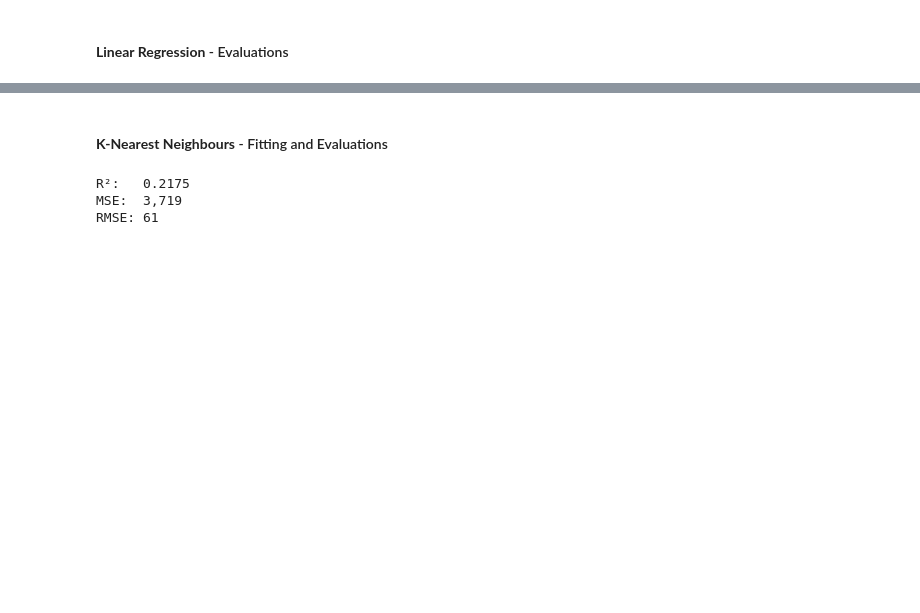
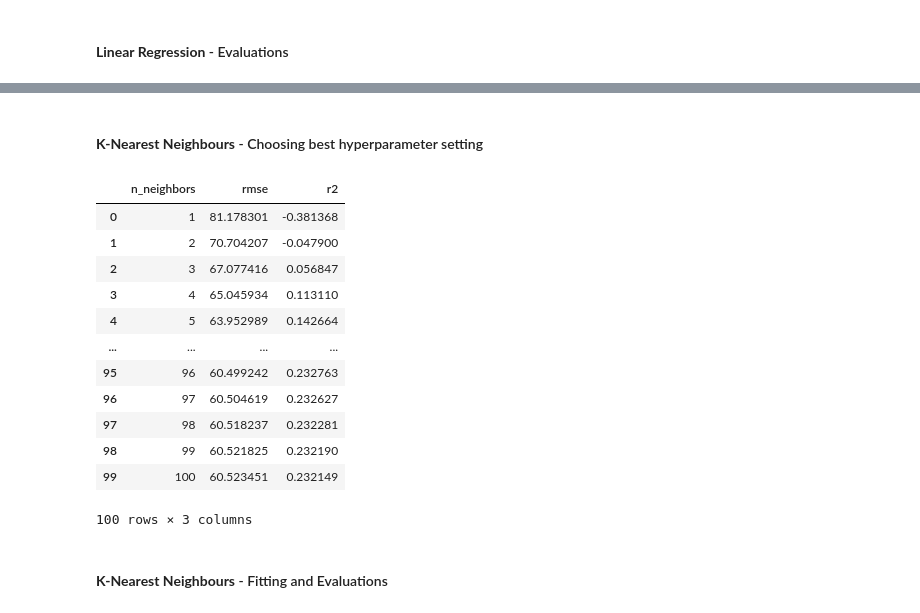
Before and after one commit to IshaanShanavas/AirbnbAICA1, a Jupyter notebook: project.ipynb, the cells around one changed output, grey strips where cells are left out. Saved outputs shown, nothing was run; the diff lists cells and outputs as text; code cells hidden in the pictures; blank space fills up the shorter version.

```diff
--- a/project.ipynb
+++ b/project.ipynb
@@ -374,18 +556,37 @@ RMSE: 61
 # %% [markdown]
-#### **K-Nearest Neighbours** - Fitting and Evaluations
+#### **K-Nearest Neighbours** - Choosing best hyperparameter setting
 # %%
-knn_model = KNeighborsRegressor(n_neighbors=20)
-knn_model.fit(P_train, y_train)
-pred_knn = knn_model.predict(P_test)
+number_of_neighbors = range(1, 101)
+rmse_results_n = []
+r2_results_n = []
 
-mse_knn = mean_squared_error(y_test, pred_knn)
-rmse_knn = np.sqrt(mse_knn)
-r2_knn = r2_score(y_test, pred_knn)
+for neighbors in number_of_neighbors:
+    knn_model = KNeighborsRegressor(n_neighbors=neighbors)
+    knn_model.fit(P_train, y_train)
+    pred_knn = knn_model.predict(P_val)
+    r2_results_n.append(r2_score(y_val, pred_knn))
+    rmse_results_n.append(np.sqrt(mean_squared_error(y_val, pred_knn)))
 
-print(f'R²:   {r2_knn:.4f}')
-print(f'MSE:  {mse_knn:,.0f}')
-print(f'RMSE: {rmse_knn:,.0f}')
+best_n = number_of_neighbors[np.argmin(rmse_results_n)]
+
+results_df_n = pd.DataFrame({'n_neighbors': number_of_neighbors,
+                           'rmse': rmse_results_n,
+                           'r2': r2_results_n})
+
+display(results_df_n)
 # %% [output]
+|  | n_neighbors | rmse | r2 |
+| 0 | 1 | 81.178301 | -0.381368 |
+| 1 | 2 | 70.704207 | -0.047900 |
+| 2 | 3 | 67.077416 | 0.056847 |
+| 3 | 4 | 65.045934 | 0.113110 |
+| 4 | 5 | 63.952989 | 0.142664 |
+| ... | ... | ... | ... |
+| 95 | 96 | 60.499242 | 0.232763 |
+| 96 | 97 | 60.504619 | 0.232627 |
+| 97 | 98 | 60.518237 | 0.232281 |
+| 98 | 99 | 60.521825 | 0.232190 |
+| 99 | 100 | 60.523451 | 0.232149 |
-R²:   0.2175
-MSE:  3,719
-RMSE: 61
+100 rows × 3 columns
+# %% [markdown]
+#### **K-Nearest Neighbours** - Fitting and Evaluations
```
Also changed, not shown: parts of 12 cells of this notebook.
